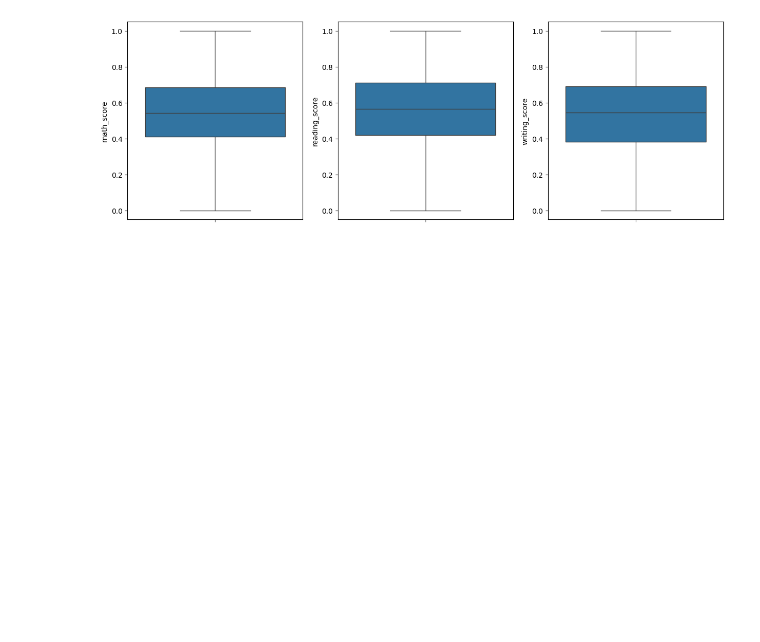
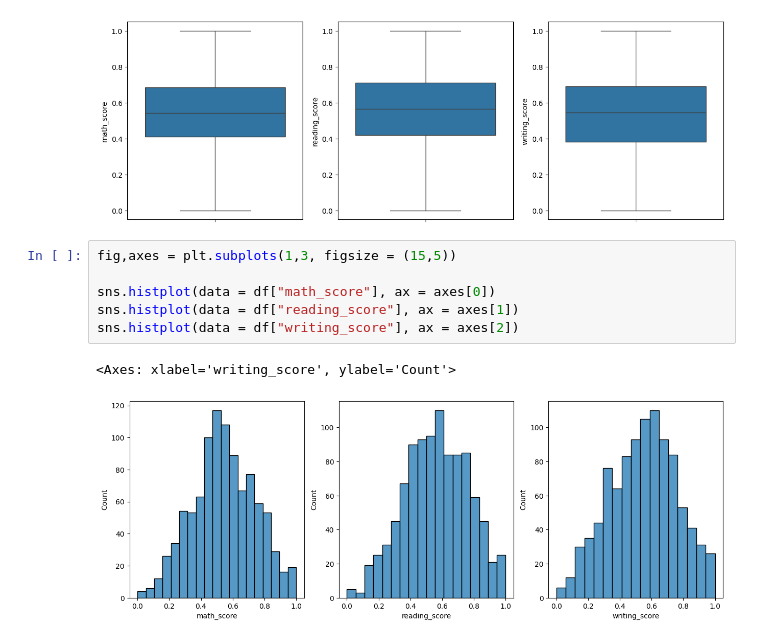
Before and after one commit to manavparmar044/TE-Assignments, a Jupyter notebook: DSBDA/assignment2/assignment2.ipynb, the cells around one changed output. Cells and saved outputs as stored; diff of their text form; blank space fills up the shorter version.

```diff
--- a/DSBDA/assignment2/assignment2.ipynb
+++ b/DSBDA/assignment2/assignment2.ipynb
@@ -197,3 +197,12 @@ sns.boxplot(data = df["writing_score"], ax = axes[2])
 # %% [output]
 <Axes: ylabel='writing_score'>
 [figure]
+# %%
+fig,axes = plt.subplots(1,3, figsize = (15,5))
+
+sns.histplot(data = df["math_score"], ax = axes[0])
+sns.histplot(data = df["reading_score"], ax = axes[1])
+sns.histplot(data = df["writing_score"], ax = axes[2])
+# %% [output]
+<Axes: xlabel='writing_score', ylabel='Count'>
+[figure, added]
```
Also changed, not shown: 3 other files.
